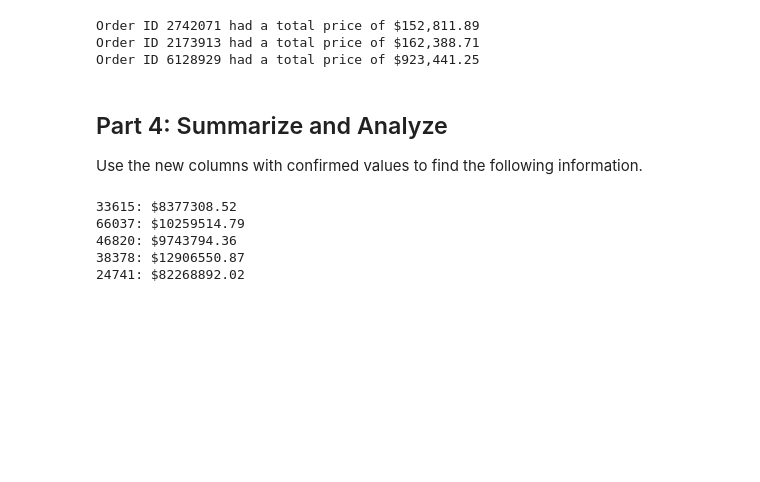
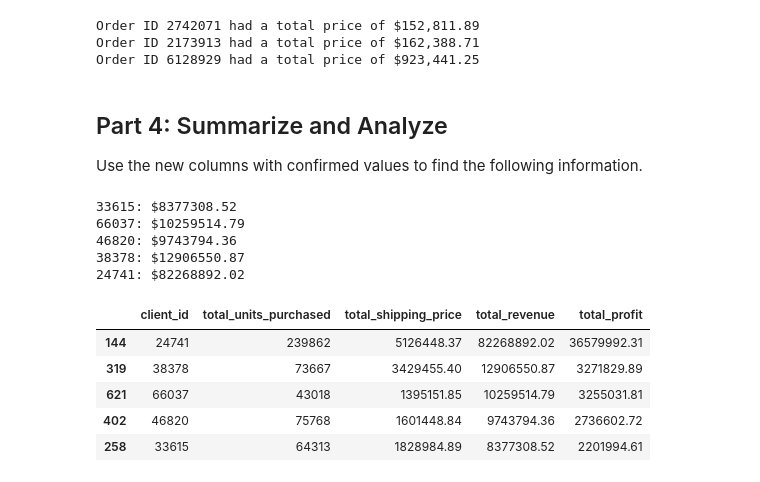
Before and after one commit to Kidalv85/pandas-challenge-1, a Jupyter notebook: module_4_challenge.ipynb, the cells around one changed output. Drawn from its saved outputs; the diff is of its cells as text; code cells hidden in the pictures; blank space fills up the shorter version.

```diff
--- a/module_4_challenge.ipynb
+++ b/module_4_challenge.ipynb
@@ -407,8 +406,29 @@ for client_id, total_spending in total_spending_top_clients.items():
 # %%
 # Create a summary DataFrame showing the totals for the
 # for the top 5 clients with the following information:
 # total units purchased, total shipping price,
 # total revenue, and total profit. Sort by total profit.
+
+summary_df = updated_df.groupby('client_id').agg(
+    total_units_purchased=('qty', 'sum'),
+    total_shipping_price=('shipping_price', 'sum'),
+    total_revenue=('total_price', 'sum'),
+    total_profit=('profit', 'sum')
+).reset_index()
+
+# Filter the summary DataFrame to include only the top 5 clients
+top_5_clients_summary = summary_df[summary_df['client_id'].isin(top_five_clients.index)]
+
+# Sort the summary DataFrame by total profit in descending order
+top_5_clients_summary = top_5_clients_summary.sort_values(by='total_profit', ascending=False)
+top_5_clients_summary.head()
+# %% [output]
+|  | client_id | total_units_purchased | total_shipping_price | total_revenue | total_profit |
+| 144 | 24741 | 239862 | 5126448.37 | 82268892.02 | 36579992.31 |
+| 319 | 38378 | 73667 | 3429455.40 | 12906550.87 | 3271829.89 |
+| 621 | 66037 | 43018 | 1395151.85 | 10259514.79 | 3255031.81 |
+| 402 | 46820 | 75768 | 1601448.84 | 9743794.36 | 2736602.72 |
+| 258 | 33615 | 64313 | 1828984.89 | 8377308.52 | 2201994.61 |
 # %%
 # Format the data and rename the columns
 # to names suitable for presentation.
```
Also changed, not shown: parts of 1 cell of this notebook.
